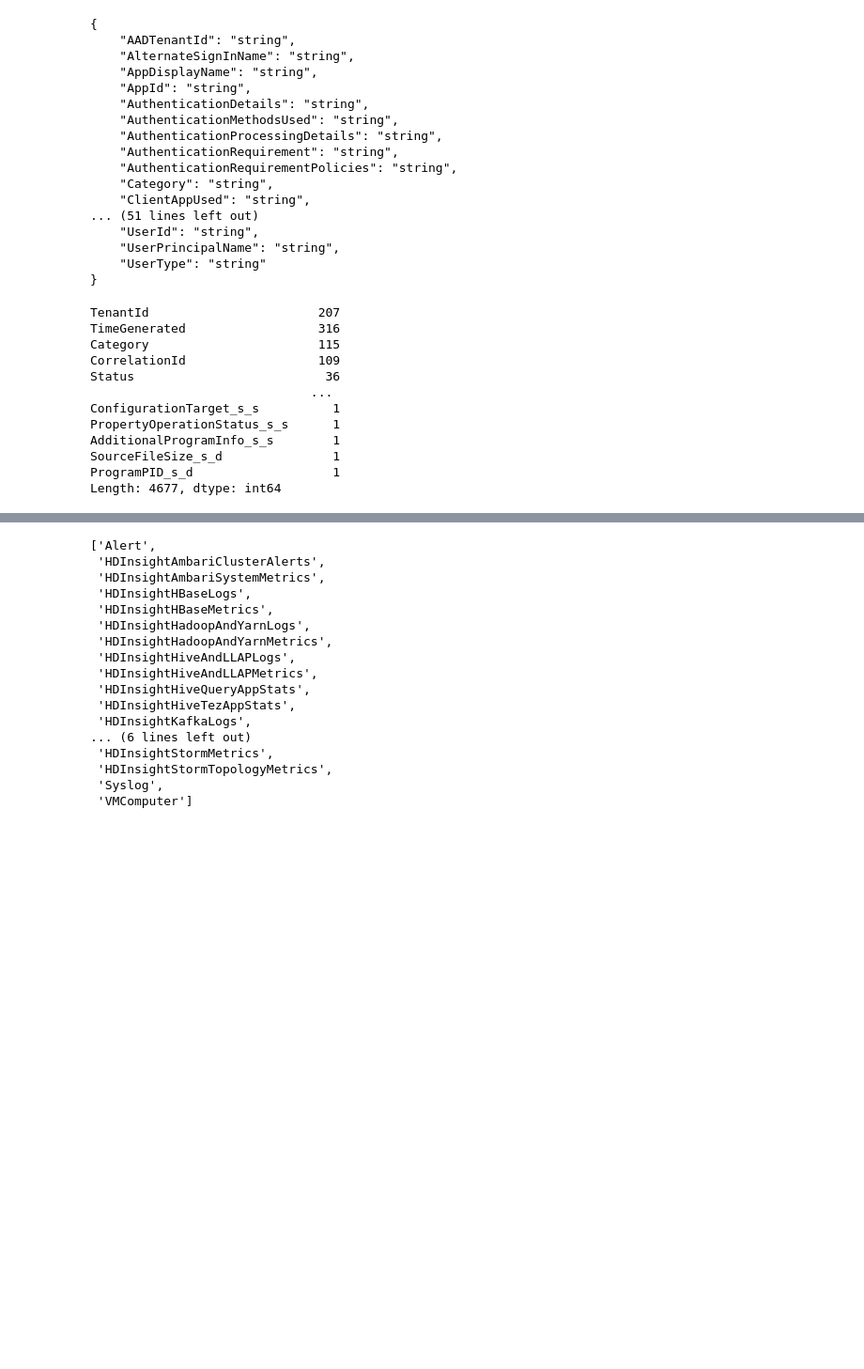
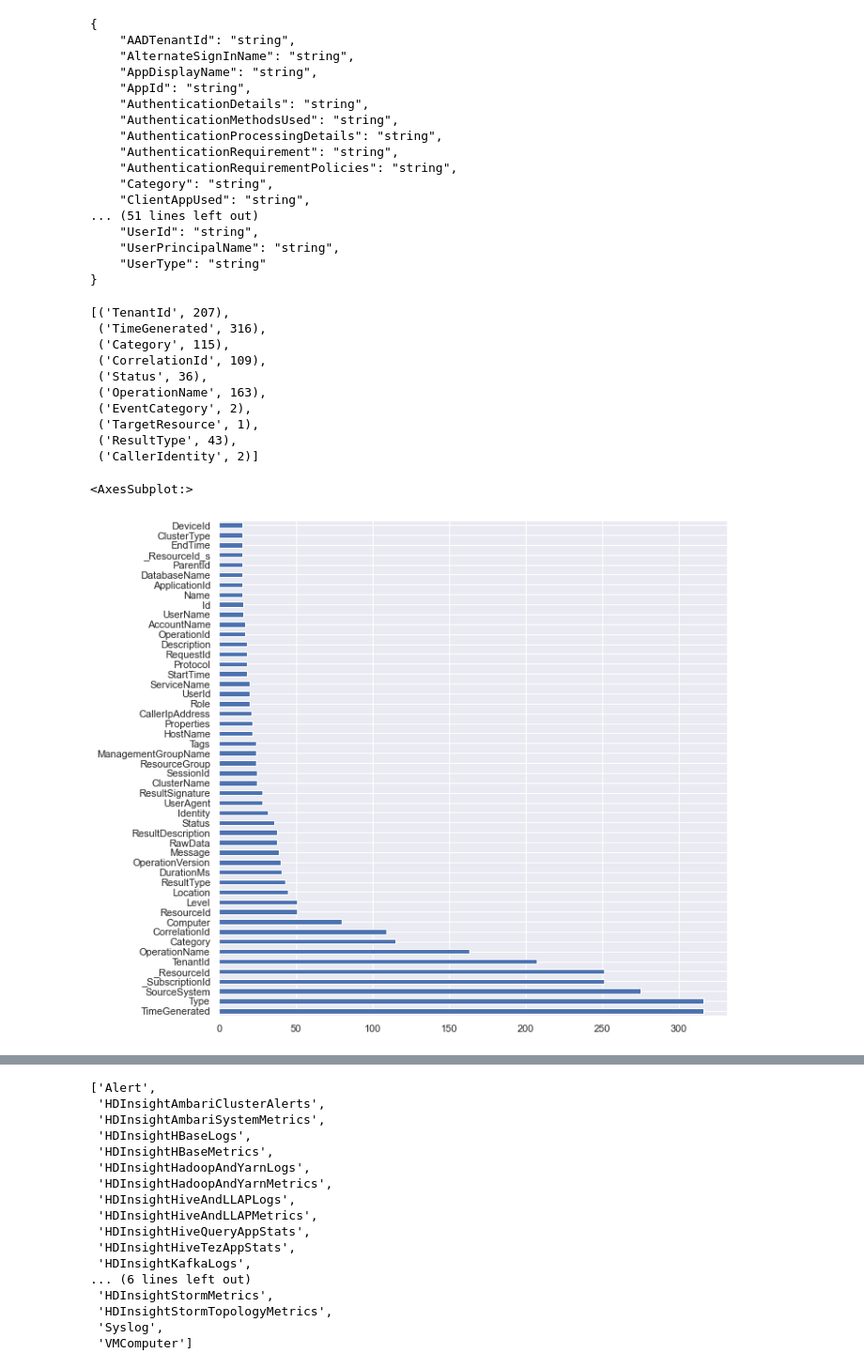
Before and after one commit to microsoft/ASDET, a Jupyter notebook: notebooks/AzSentinel-Expl-demo.ipynb, the cells around one changed output, grey strips where cells are left out. Shown at 94% size. Saved outputs shown, nothing was run; the diff lists cells and outputs as text; code cells hidden in the pictures; blank space fills up the shorter version.

```diff
--- a/notebooks/AzSentinel-Expl-demo.ipynb
+++ b/notebooks/AzSentinel-Expl-demo.ipynb
@@ -92,18 +130,22 @@ for table, cols in qry_prov.schema.items():
     for col in cols:
         col_counts[col] += 1
 
-col_count_ser = pd.Series(col_counts)
-col_count_ser
+list(col_counts.items())[:10]
 # %% [output]
-TenantId                       207
-TimeGenerated                  316
-Category                       115
-CorrelationId                  109
-Status                          36
-                              ...
-ConfigurationTarget_s_s          1
-PropertyOperationStatus_s_s      1
-AdditionalProgramInfo_s_s        1
-SourceFileSize_s_d               1
-ProgramPID_s_d                   1
-Length: 4677, dtype: int64
+[('TenantId', 207),
+ ('TimeGenerated', 316),
+ ('Category', 115),
+ ('CorrelationId', 109),
+ ('Status', 36),
+ ('OperationName', 163),
+ ('EventCategory', 2),
+ ('TargetResource', 1),
+ ('ResultType', 43),
+ ('CallerIdentity', 2)]
+# %%
+# Convert to pandas series
+col_count_ser = pd.Series(col_counts)
+col_count_ser.sort_values(ascending=False)[:50].plot.barh(figsize=(10,10))
+# %% [output]
+<AxesSubplot:>
+[figure, added]
```
Also changed, not shown: parts of 15 cells of this notebook.
